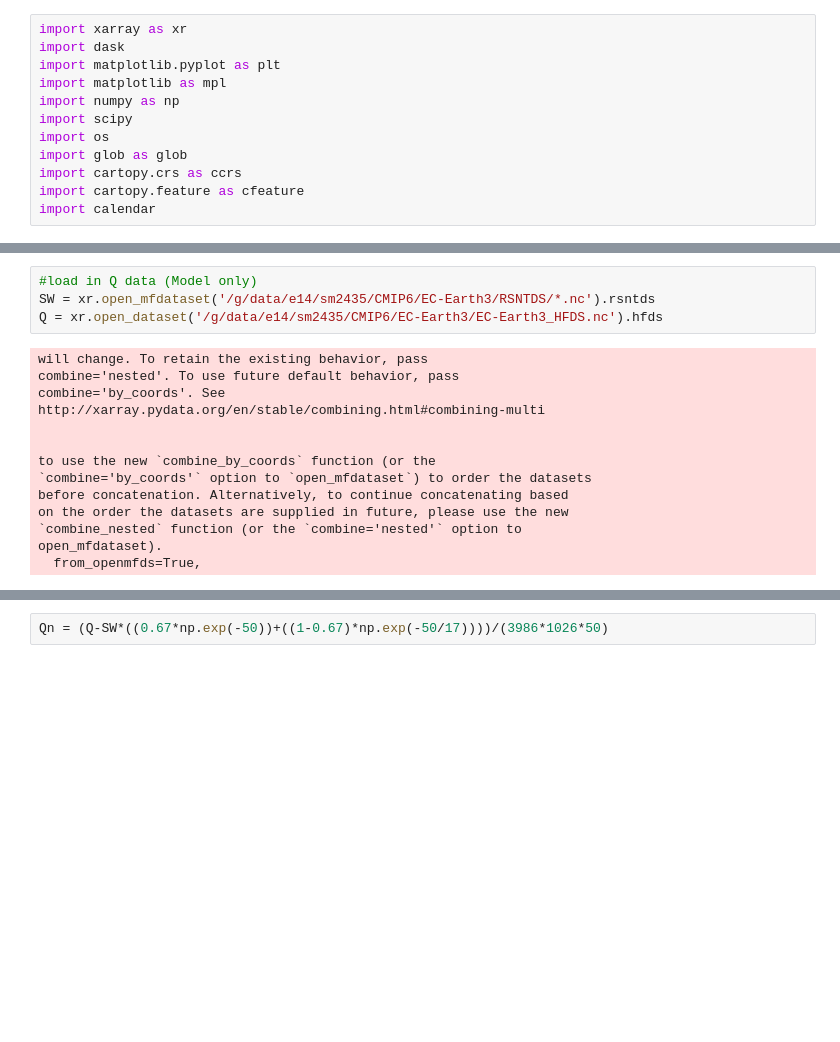
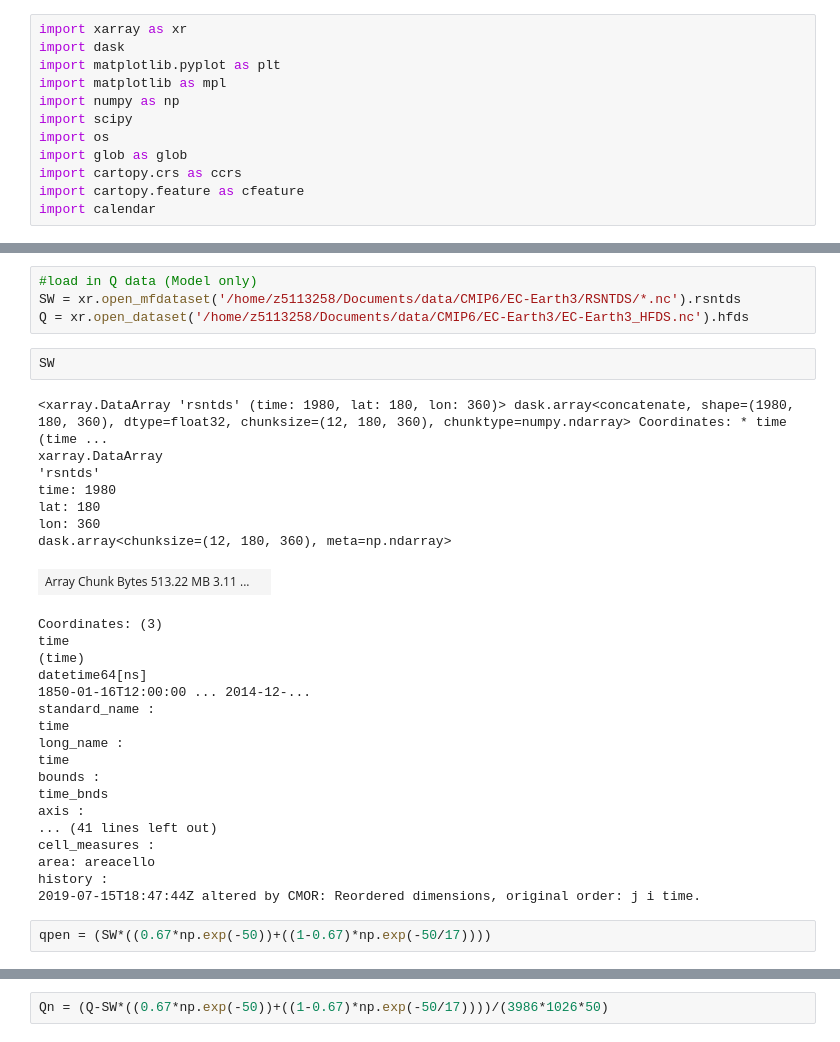
Before and after one commit to SebastianMckenna/Heatbudget_notebooks, a Jupyter notebook: Qnet_calc.ipynb, the cells around one changed output, grey strips where cells are left out. Saved outputs shown, nothing was run; the diff lists cells and outputs as text; blank space fills up the shorter version.

```diff
--- a/Qnet_calc.ipynb
+++ b/Qnet_calc.ipynb
@@ -13,18 +33,34 @@ import calendar
 # %%
 #load in Q data (Model only)
-SW = xr.open_mfdataset('/g/data/e14/sm2435/CMIP6/EC-Earth3/RSNTDS/*.nc').rsntds
-Q = xr.open_dataset('/g/data/e14/sm2435/CMIP6/EC-Earth3/EC-Earth3_HFDS.nc').hfds
+SW = xr.open_mfdataset('/home/z5113258/Documents/data/CMIP6/EC-Earth3/RSNTDS/*.nc').rsntds
+Q = xr.open_dataset('/home/z5113258/Documents/data/CMIP6/EC-Earth3/EC-Earth3_HFDS.nc').hfds
-# %% [output]
-will change. To retain the existing behavior, pass
-combine='nested'. To use future default behavior, pass
-combine='by_coords'. See
-http://xarray.pydata.org/en/stable/combining.html#combining-multi
-
-
-to use the new `combine_by_coords` function (or the
-`combine='by_coords'` option to `open_mfdataset`) to order the datasets
-before concatenation. Alternatively, to continue concatenating based
-on the order the datasets are supplied in future, please use the new
-`combine_nested` function (or the `combine='nested'` option to
-open_mfdataset).
-  from_openmfds=True,
+# %%
+SW
+# %% [output]
+<xarray.DataArray 'rsntds' (time: 1980, lat: 180, lon: 360)> dask.array<concatenate, shape=(1980, 180, 360), dtype=float32, chunksize=(12, 180, 360), chunktype=numpy.ndarray> Coordinates: * time (time ...
+xarray.DataArray
+'rsntds'
+time: 1980
+lat: 180
+lon: 360
+dask.array<chunksize=(12, 180, 360), meta=np.ndarray>
+| Array Chunk Bytes 513.22 MB 3.11 ... |  |
+Coordinates: (3)
+time
+(time)
+datetime64[ns]
+1850-01-16T12:00:00 ... 2014-12-...
+standard_name :
+time
+long_name :
+time
+bounds :
+time_bnds
+axis :
+... (41 lines left out)
+cell_measures :
+area: areacello
+history :
+2019-07-15T18:47:44Z altered by CMOR: Reordered dimensions, original order: j i time.
+# %%
+qpen = (SW*((0.67*np.exp(-50))+((1-0.67)*np.exp(-50/17))))
```
Also changed, not shown: parts of 2 cells of this notebook, 3 other files.
